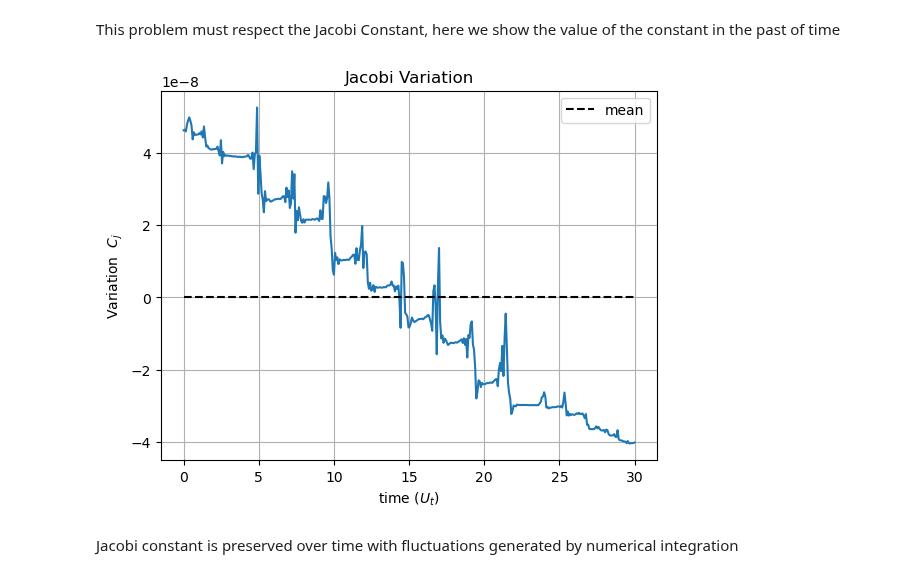
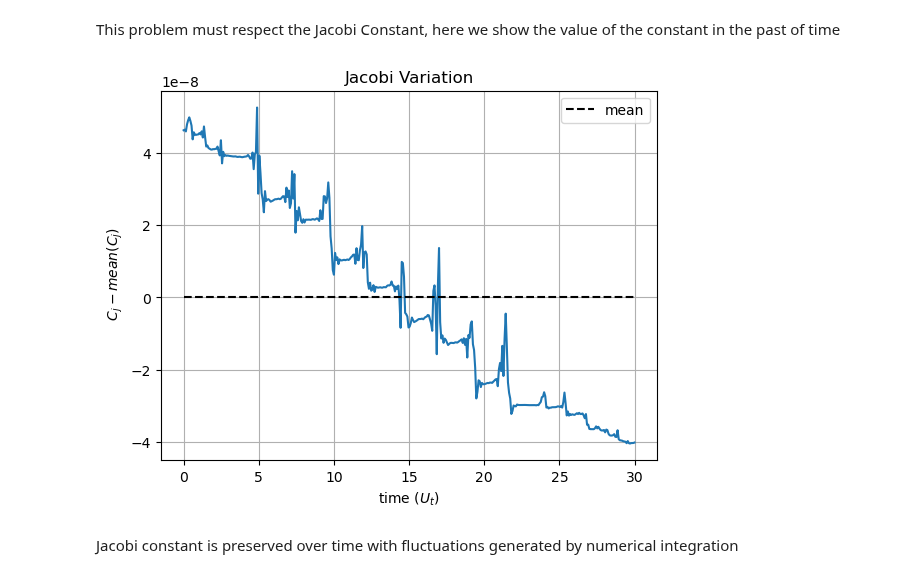
Before and after one commit to seap-udea/murray-dermott-action, a Jupyter notebook: CRTBP/Chapter_The_Restricted_Three_Body_Problem.ipynb, the cells around one changed output. Drawn from its saved outputs; the diff is of its cells as text; code cells hidden in the pictures.

```diff
--- a/CRTBP/Chapter_The_Restricted_Three_Body_Problem.ipynb
+++ b/CRTBP/Chapter_The_Restricted_Three_Body_Problem.ipynb
@@ -117,3 +144,5 @@ r1, r2, X_inertial = Crtbp.Syn2Ine(X_synodic,t_span,mu)
+# %%
+X_synodic = Crtbp.Ine2Syn(X_inertial,t_span)
 # %% [markdown]
 #### Animation of the movement in both frames
 # %%
@@ -174,18 +203,18 @@ This problem must respect the Jacobi Constant, here we show the value of the con
 # %%
 Cjs = Crtbp.get_Jacobi(X_synodic,mu)
 
 fig, ax = plt.subplots()
 ax.plot(t_span,Cjs-Cjs.mean())
 
 ax.set_xlabel(r'time ($U_t$)')
-ax.set_ylabel(r'Variation $\ C_j$')
+ax.set_ylabel(r'$\ C_j - mean(C_j)$')
 ax.grid()
 ax.set_title('Jacobi Variation')
 ax.hlines(0,0,t,linestyles='dashed', colors = 'k', label = 'mean')
 ax.legend()
 plt.show()
 # %% [output]
-[figure, old version]
+[figure, new version]
 # %% [markdown]
 Jacobi constant is preserved over time with fluctuations generated by numerical integration
 # %% [markdown]
```
Also changed, not shown: parts of 40 cells of this notebook, 10 other files.
